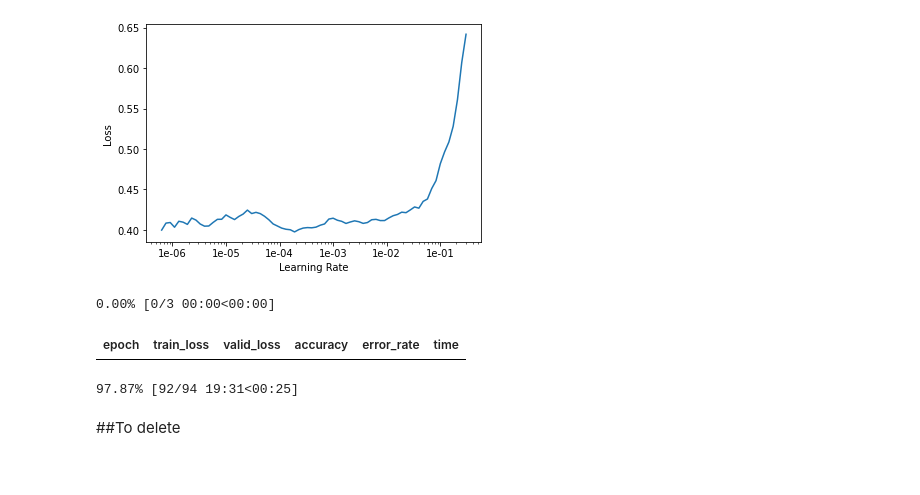
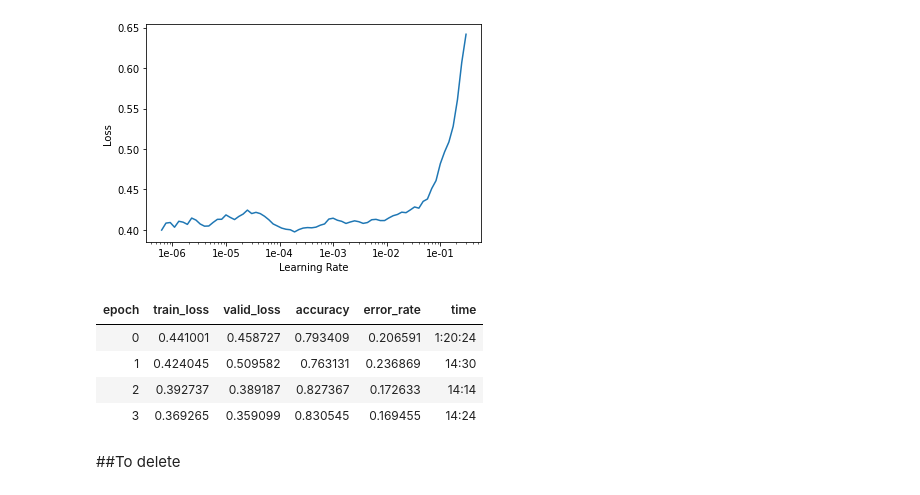
Before and after one commit to GrueneKatze/AI-for-Medicine-Coursera, a Jupyter notebook: Pneumonia_detection_with_FastAI.ipynb, the cells around one changed output. Saved outputs shown, nothing was run; the diff lists cells and outputs as text; code cells hidden in the pictures.

```diff
--- a/Pneumonia_detection_with_FastAI.ipynb
+++ b/Pneumonia_detection_with_FastAI.ipynb
@@ -357,10 +318,12 @@ learn.recorder.plot()
 # %% [output]
 [figure]
 # %%
-learn.fit_one_cycle(3, max_lr=slice(3e-4, 3e-3))#learn.fit_one_cycle(3)
+learn.fit_one_cycle(4, max_lr=slice(3e-4, 3e-3))#learn.fit_one_cycle(3)
 # %% [output]
-0.00% [0/3 00:00<00:00]
 | epoch | train_loss | valid_loss | accuracy | error_rate | time |
+| 0 | 0.441001 | 0.458727 | 0.793409 | 0.206591 | 1:20:24 |
+| 1 | 0.424045 | 0.509582 | 0.763131 | 0.236869 | 14:30 |
+| 2 | 0.392737 | 0.389187 | 0.827367 | 0.172633 | 14:14 |
+| 3 | 0.369265 | 0.359099 | 0.830545 | 0.169455 | 14:24 |
-97.87% [92/94 19:31<00:25]
 # %%
 learn.save(path_m/'2a')
```
Also changed, not shown: parts of 12 cells of this notebook.
